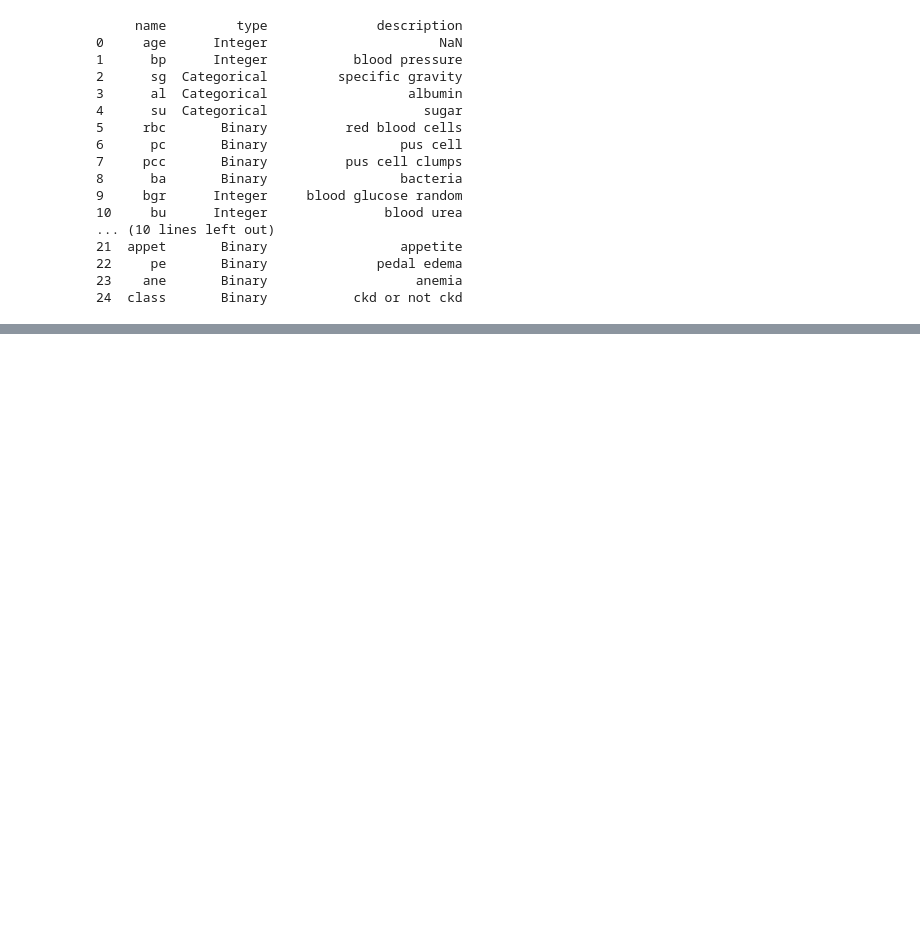
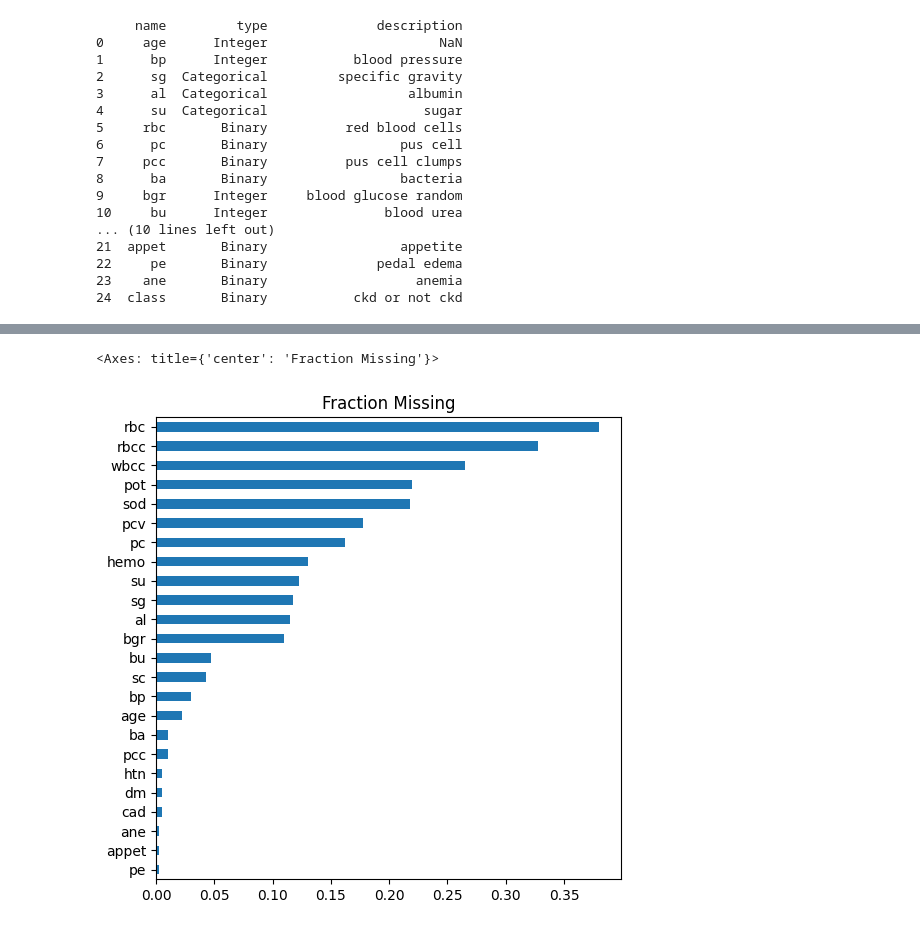
Before and after one commit to natalyyau/Chronic-Kidney-Disease-Prediction, a Jupyter notebook: notebooks/EDA.ipynb, the cells around one changed output, grey strips where cells are left out. Drawn from its saved outputs; the diff is of its cells as text; code cells hidden in the pictures; blank space fills up the shorter version.

```diff
--- a/notebooks/EDA.ipynb
+++ b/notebooks/EDA.ipynb
@@ -88,0 +91,11 @@ print(chronic_kidney_disease.variables[['name', 'type', 'description']])
+# %%
+# selects all str columns and make a list
+str_cols = df.select_dtypes(exclude='number').columns.tolist()
+
+# clean up the str columns
+for c in str_cols:
+    df[c] = df[c].str.strip().replace({'?': np.nan, '': np.nan})
+
+# print unique values
+for c in str_cols:
+    print(c, df[c].unique())
@@ -88,0 +124,6 @@ print(chronic_kidney_disease.variables[['name', 'type', 'description']])
+# %%
+missing = df.isna().mean().sort_values()
+missing[missing > 0].plot.barh(figsize=(6,6), title='Fraction Missing')
+# %% [output]
+<Axes: title={'center': 'Fraction Missing'}>
+[figure, added]
```
Also changed, not shown: parts of 11 cells of this notebook.
